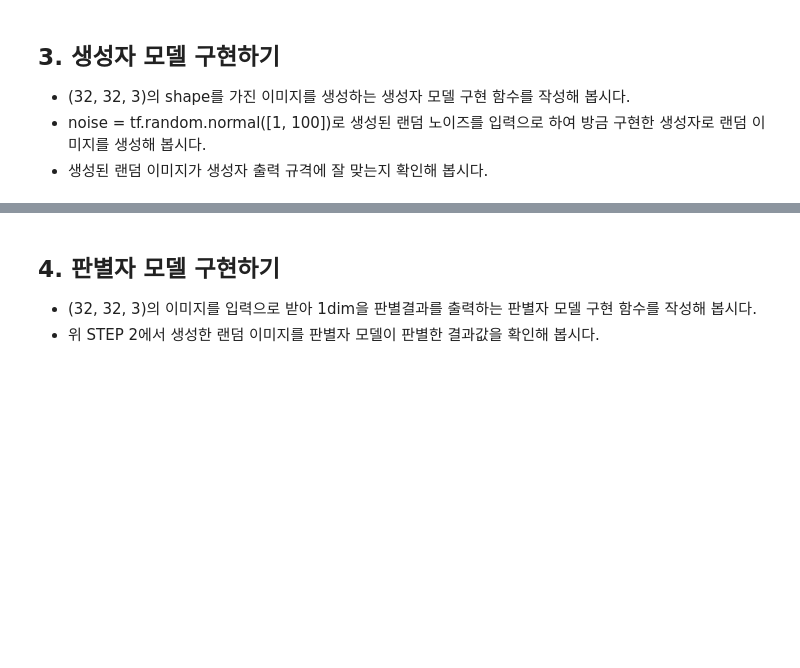
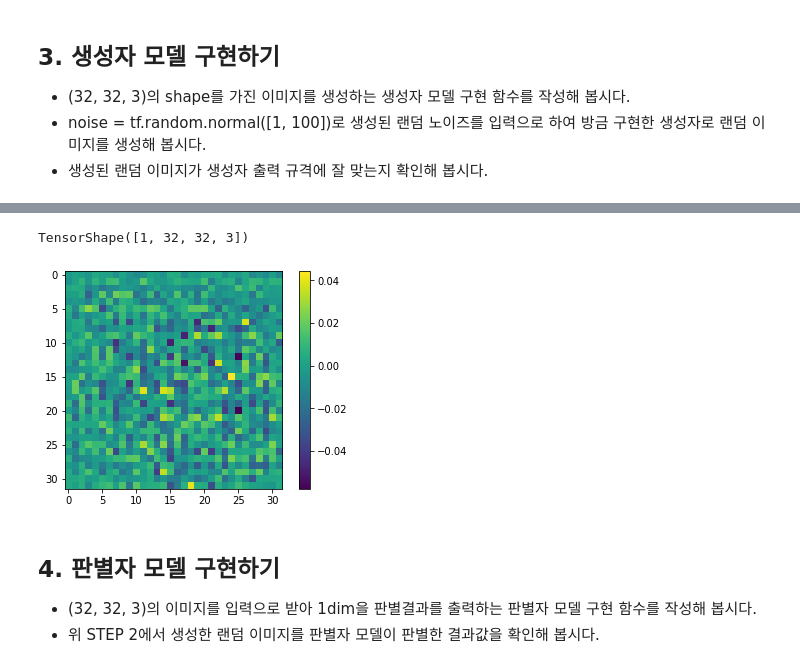
Before and after one commit to jx-dohwan/Aiffel_Exp_Project, a Jupyter notebook: [Exp_11]Creating_a_CIFAR_10_Image.ipynb, the cells around one changed output, grey strips where cells are left out. Saved outputs shown, nothing was run; the diff lists cells and outputs as text; code cells hidden in the pictures; blank space fills up the shorter version.

```diff
--- a/[Exp_11]Creating_a_CIFAR_10_Image.ipynb
+++ b/[Exp_11]Creating_a_CIFAR_10_Image.ipynb
@@ -33,3 +127,36 @@ Downloading data from https://www.cs.toronto.edu/~kriz/cifar-10-python.tar.gz
 - (32, 32, 3)의 shape를 가진 이미지를 생성하는 생성자 모델 구현 함수를 작성해 봅시다.
 - noise = tf.random.normal([1, 100])로 생성된 랜덤 노이즈를 입력으로 하여 방금 구현한 생성자로 랜덤 이미지를 생성해 봅시다.
 - 생성된 랜덤 이미지가 생성자 출력 규격에 잘 맞는지 확인해 봅시다.
+# %%
+def make_generator_model():
+
+    # Start
+    model = tf.keras.Sequential()
+
+    # First: Dense layer
+    model.add(layers.Dense(8*8*256, use_bias=False, input_shape=(100,)))
+    model.add(layers.BatchNormalization())
+    model.add(layers.LeakyReLU())
+
+    # Second: Reshape layer
+    model.add(layers.Reshape((8, 8, 256)))
+
+    # Third: Conv2DTranspose layer
+    model.add(layers.Conv2DTranspose(128, kernel_size=(5, 5), strides=(1, 1), padding='same', use_bias=False))
+    model.add(layers.BatchNormalization())
+    model.add(layers.LeakyReLU())
+
+    # Fourth: Conv2DTranspose layer
+    model.add(layers.Conv2DTranspose(64, kernel_size=(5, 5), strides=(2, 2), padding='same', use_bias=False))
+    model.add(layers.BatchNormalization())
+    model.add(layers.LeakyReLU())
+
+    # Fifth: Conv2DTranspose layer
+    model.add(layers.Conv2DTranspose(3, kernel_size=(5, 5), strides=(2, 2), padding='same', use_bias=False, \
+                                     activation='tanh'))
+
+    return model
+# %%
+generator = make_generator_model()
+
+generator.summary()
@@ -36,3 +181,16 @@ Downloading data from https://www.cs.toronto.edu/~kriz/cifar-10-python.tar.gz
+# %%
+noise = tf.random.normal([1, 100])
+
+generated_image = generator(noise, training=False)
+generated_image.shape
+# %% [output]
+TensorShape([1, 32, 32, 3])
+# %%
+plt.imshow(generated_image[0, :, :, 0])
+plt.colorbar()
+plt.show()
+# %% [output]
+[figure, added]
 # %% [markdown]
 ## 4. 판별자 모델 구현하기
 - (32, 32, 3)의 이미지를 입력으로 받아 1dim을 판별결과를 출력하는 판별자 모델 구현 함수를 작성해 봅시다.
```
Also changed, not shown: parts of 27 cells of this notebook.
